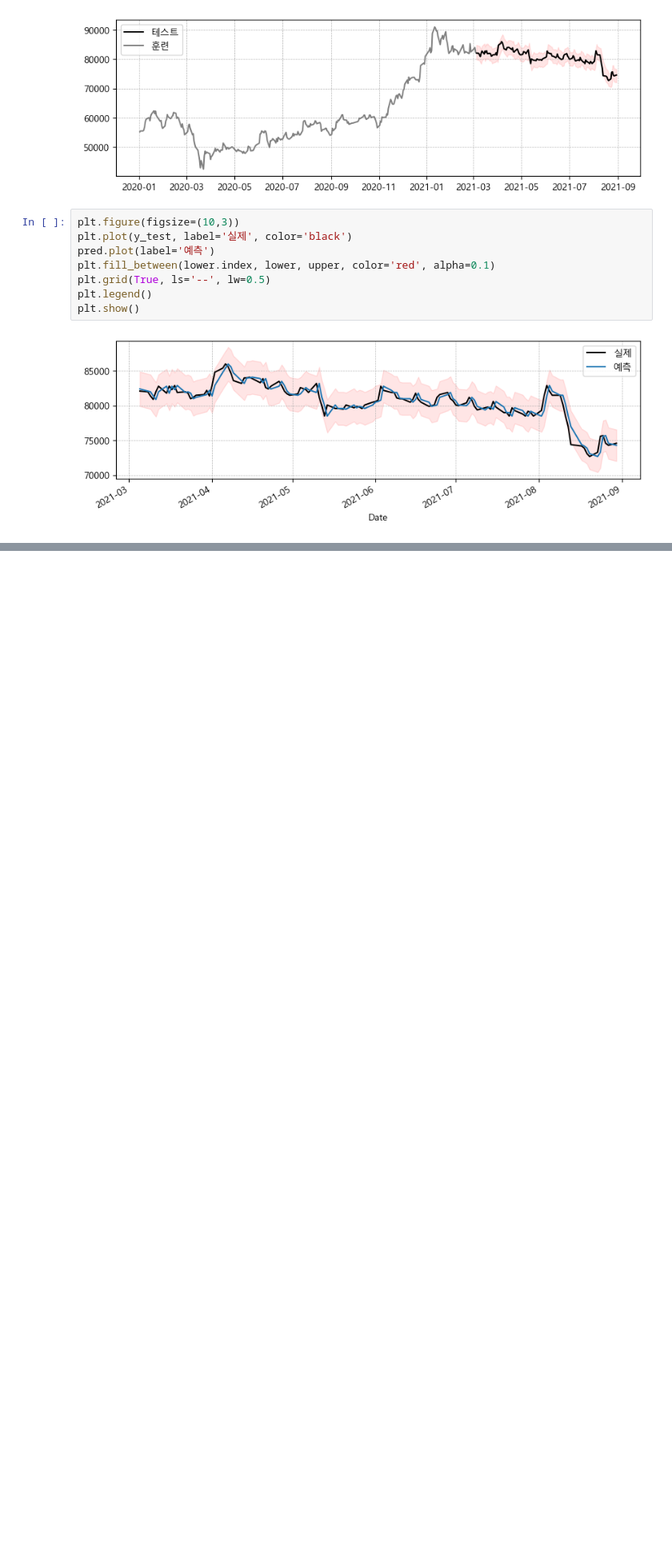
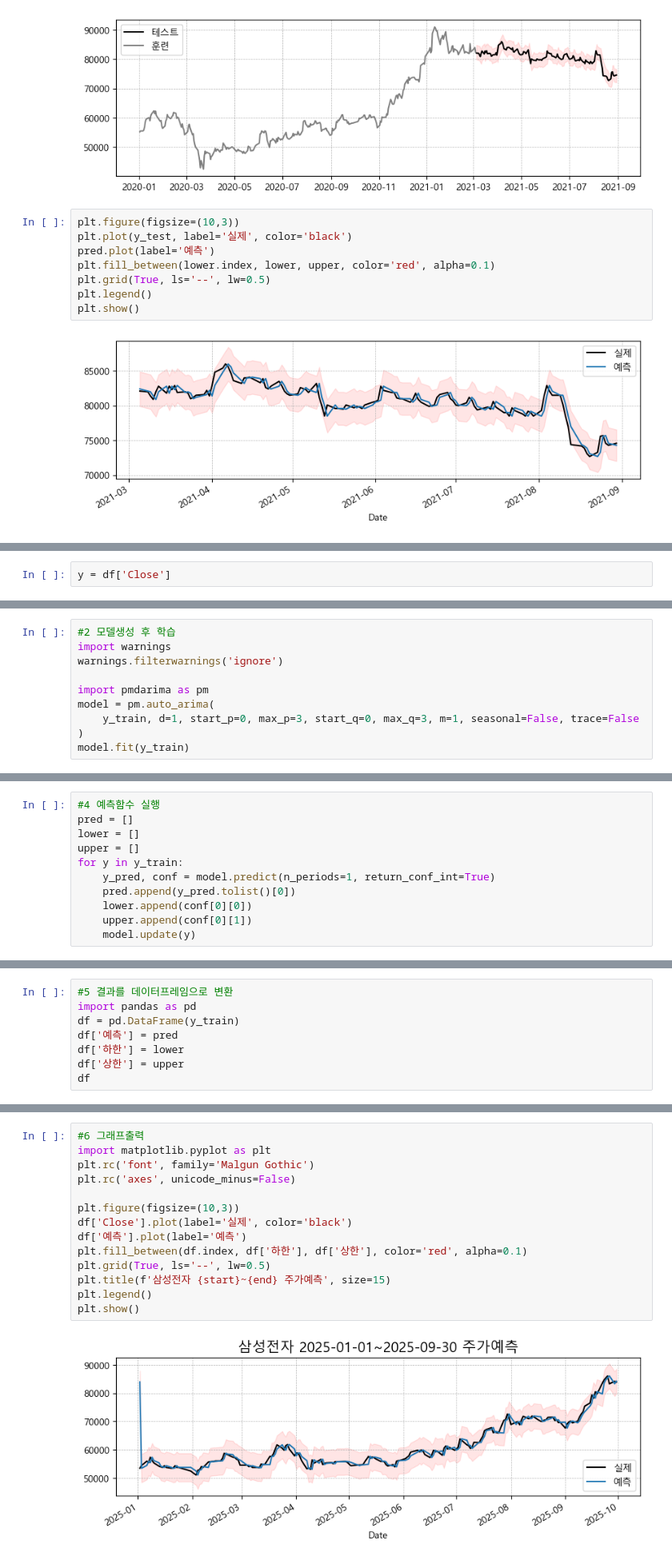
Before and after one commit to junhwan4769/python0, a Jupyter notebook: 05.인공지능/09.시계열(ARIMA).ipynb, the cells around one changed output, grey strips where cells are left out. Shown at 80% size. Cells and saved outputs as stored; diff of their text form; blank space fills up the shorter version.

```diff
--- a/05.인공지능/09.시계열(ARIMA).ipynb
+++ b/05.인공지능/09.시계열(ARIMA).ipynb
@@ -314,0 +356,2 @@ plt.show()
+# %%
+y = df['Close']
@@ -314,0 +365,10 @@ plt.show()
+# %%
+#2 모델생성 후 학습
+import warnings
+warnings.filterwarnings('ignore')
+
+import pmdarima as pm
+model = pm.auto_arima(
+    y_train, d=1, start_p=0, max_p=3, start_q=0, max_q=3, m=1, seasonal=False, trace=False
+)
+model.fit(y_train)
@@ -314,0 +382,11 @@ plt.show()
+# %%
+#4 예측함수 실행
+pred = []
+lower = []
+upper = []
+for y in y_train:
+    y_pred, conf = model.predict(n_periods=1, return_conf_int=True)
+    pred.append(y_pred.tolist()[0])
+    lower.append(conf[0][0])
+    upper.append(conf[0][1])
+    model.update(y)
@@ -314,0 +413,8 @@ plt.show()
+# %%
+#5 결과를 데이터프레임으로 변환
+import pandas as pd
+df = pd.DataFrame(y_train)
+df['예측'] = pred
+df['하한'] = lower
+df['상한'] = upper
+df
@@ -314,0 +436,16 @@ plt.show()
+# %%
+#6 그래프출력
+import matplotlib.pyplot as plt
+plt.rc('font', family='Malgun Gothic')
+plt.rc('axes', unicode_minus=False)
+
+plt.figure(figsize=(10,3))
+df['Close'].plot(label='실제', color='black')
+df['예측'].plot(label='예측')
+plt.fill_between(df.index, df['하한'], df['상한'], color='red', alpha=0.1)
+plt.grid(True, ls='--', lw=0.5)
+plt.title(f'삼성전자 {start}~{end} 주가예측', size=15)
+plt.legend()
+plt.show()
+# %% [output]
+[figure, added]
```
Also changed, not shown: parts of 17 cells of this notebook, 12 other files.
